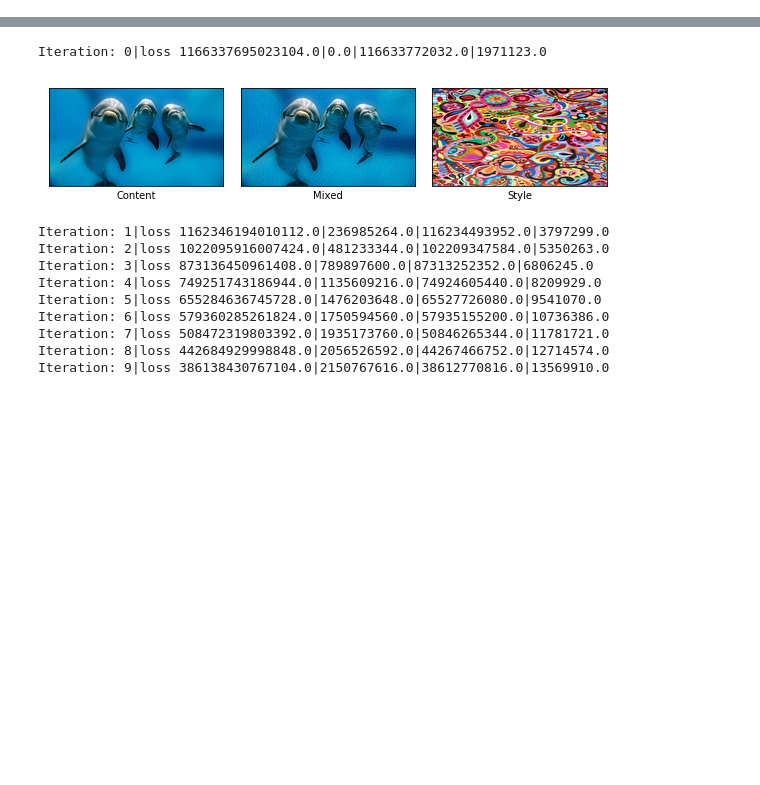
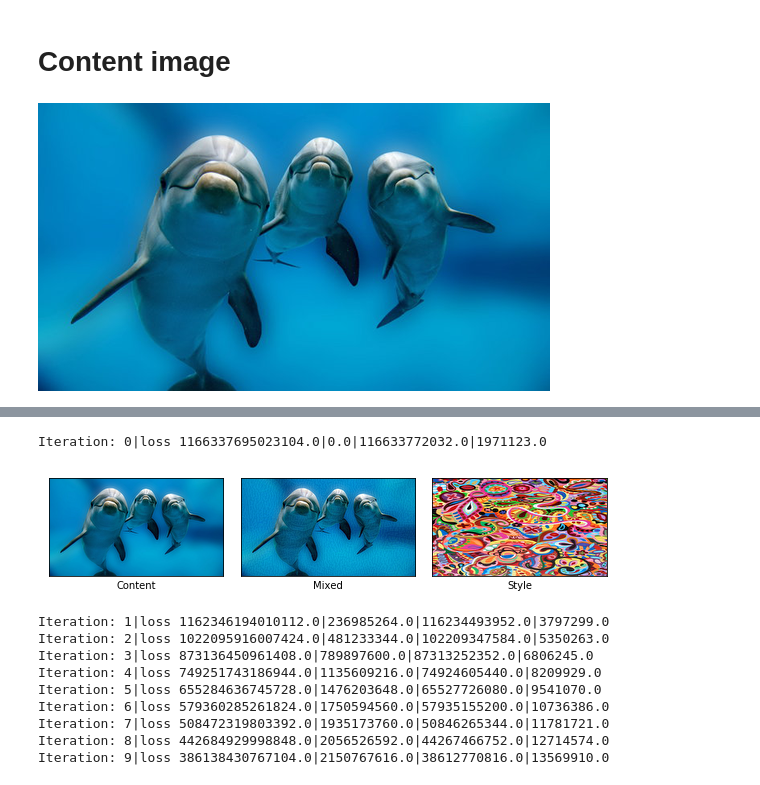
Before and after one commit to vonum/style-transfer, a Jupyter notebook: Style Transfer.ipynb, the cells around one changed output, grey strips where cells are left out. Cells and saved outputs as stored; diff of their text form; code cells hidden in the pictures; blank space fills up the shorter version.

```diff
--- a/Style Transfer.ipynb
+++ b/Style Transfer.ipynb
@@ -20 +31,7 @@ style_image = load_image(style_filename, shape=shape)
 style_image = add_one_dim(style_image)
+# %% [markdown]
+# Content image
+# %%
+image_big(content_image[0])
+# %% [output]
+[figure, added]
```
Also changed, not shown: parts of 7 cells of this notebook.
